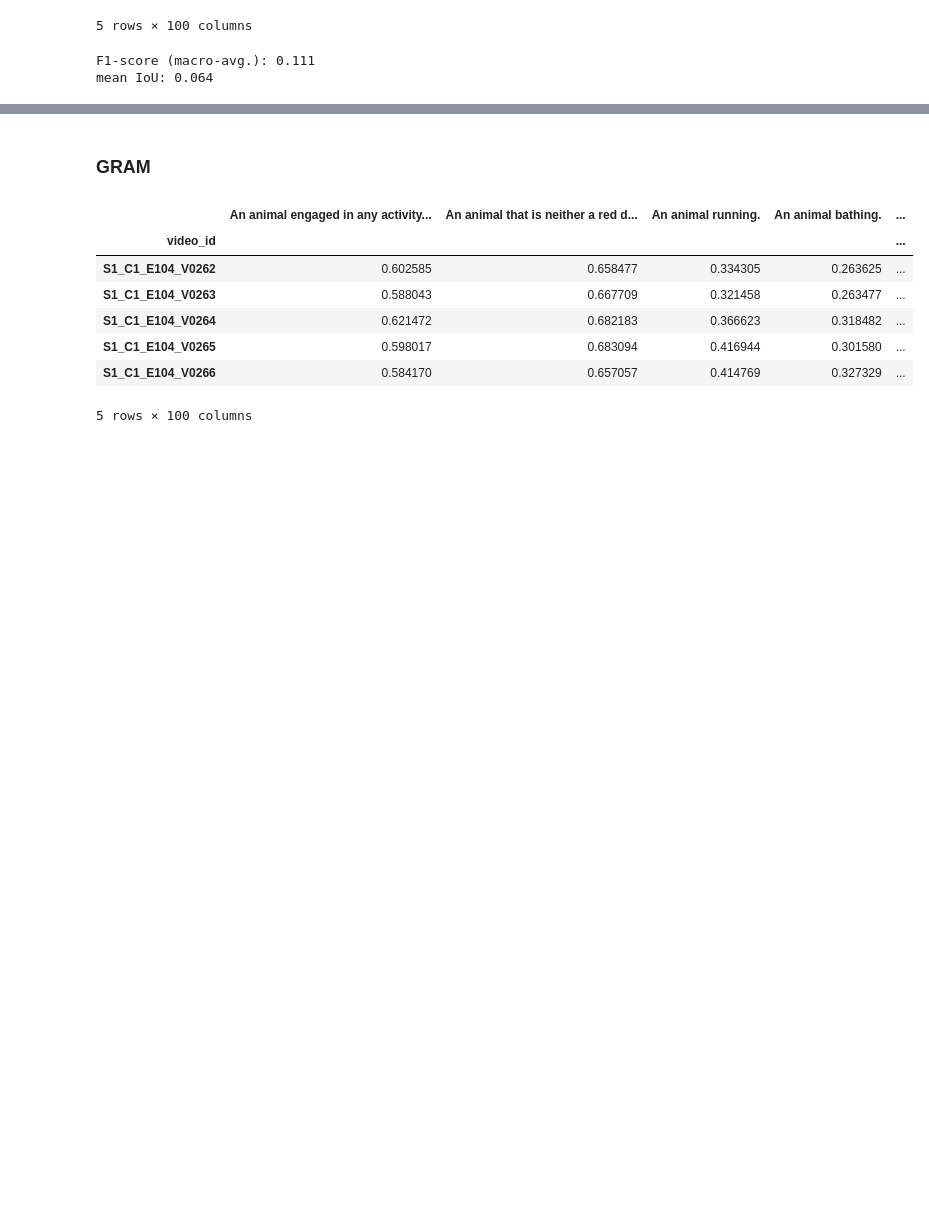
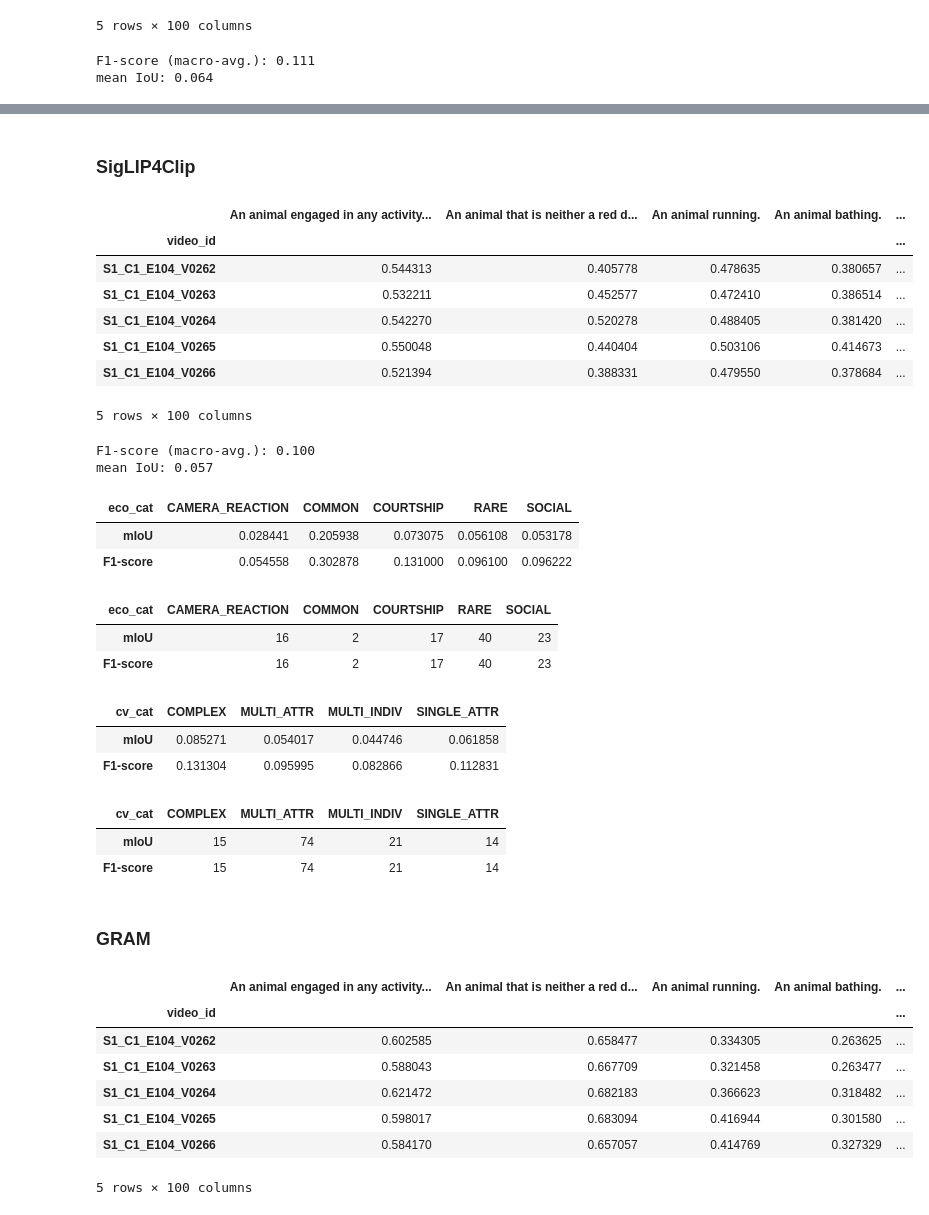
Before and after one commit to eceo-epfl/prompting-mammalps, a Jupyter notebook: evaluation/SOTA.ipynb, the cells around one changed output, grey strips where cells are left out. Saved outputs shown, nothing was run; the diff lists cells and outputs as text; code cells hidden in the pictures; blank space fills up the shorter version.

```diff
--- a/evaluation/SOTA.ipynb
+++ b/evaluation/SOTA.ipynb
@@ -181,0 +227,18 @@ mean IoU: 0.064
+# %% [markdown]
+### SigLIP4Clip
+# %%
+with open(SigLIP_GT_TRAIN, "r") as f:
+    gt_queries_videos_train_siglip = json.load(f)
+queries = gt_queries_videos_train_siglip.keys()
+sim_matrix_train_df = pd.read_csv(SigLIP_SIM_TRAIN).set_index("video_id")
+siglip_norm_train_df = normalize_per_query(sim_matrix_train_df)
+siglip_norm_train_df.head()
+# %% [output]
+|  | An animal engaged in any activity... | An animal that is neither a red d... | An animal running. | An animal bathing. | ... |
+| video_id |  |  |  |  | ... |
+| S1_C1_E104_V0262 | 0.544313 | 0.405778 | 0.478635 | 0.380657 | ... |
+| S1_C1_E104_V0263 | 0.532211 | 0.452577 | 0.472410 | 0.386514 | ... |
+| S1_C1_E104_V0264 | 0.542270 | 0.520278 | 0.488405 | 0.381420 | ... |
+| S1_C1_E104_V0265 | 0.550048 | 0.440404 | 0.503106 | 0.414673 | ... |
+| S1_C1_E104_V0266 | 0.521394 | 0.388331 | 0.479550 | 0.378684 | ... |
+5 rows × 100 columns
@@ -181,0 +268,6 @@ mean IoU: 0.064
+# %%
+print(f"F1-score (macro-avg.): {mF1_siglip:.3f}")
+print(f"mean IoU: {mIoU_siglip:.3f}")
+# %% [output]
+F1-score (macro-avg.): 0.100
+mean IoU: 0.057
@@ -182,3 +283,28 @@ mean IoU: 0.064
+# %%
+# Ecology categories
+results_cat_df[["mIoU", "F1-score", "eco_cat"]].explode(["eco_cat"]).groupby("eco_cat").mean().T
+# %% [output]
+| eco_cat | CAMERA_REACTION | COMMON | COURTSHIP | RARE | SOCIAL |
+| mIoU | 0.028441 | 0.205938 | 0.073075 | 0.056108 | 0.053178 |
+| F1-score | 0.054558 | 0.302878 | 0.131000 | 0.096100 | 0.096222 |
+# %%
+results_cat_df[["mIoU", "F1-score", "eco_cat"]].explode(["eco_cat"]).groupby("eco_cat").count().T
+# %% [output]
+| eco_cat | CAMERA_REACTION | COMMON | COURTSHIP | RARE | SOCIAL |
+| mIoU | 16 | 2 | 17 | 40 | 23 |
+| F1-score | 16 | 2 | 17 | 40 | 23 |
+# %%
+results_cat_df[["mIoU", "F1-score", "cv_cat"]].explode(["cv_cat"]).groupby("cv_cat").mean().T
+# %% [output]
+| cv_cat | COMPLEX | MULTI_ATTR | MULTI_INDIV | SINGLE_ATTR |
+| mIoU | 0.085271 | 0.054017 | 0.044746 | 0.061858 |
+| F1-score | 0.131304 | 0.095995 | 0.082866 | 0.112831 |
+# %%
+results_cat_df[["mIoU", "F1-score", "cv_cat"]].explode(["cv_cat"]).groupby("cv_cat").count().T
+# %% [output]
+| cv_cat | COMPLEX | MULTI_ATTR | MULTI_INDIV | SINGLE_ATTR |
+| mIoU | 15 | 74 | 21 | 14 |
+| F1-score | 15 | 74 | 21 | 14 |
 # %% [markdown]
 ### GRAM
 # %%
```
Also changed, not shown: parts of 20 cells of this notebook, 12 other files.
